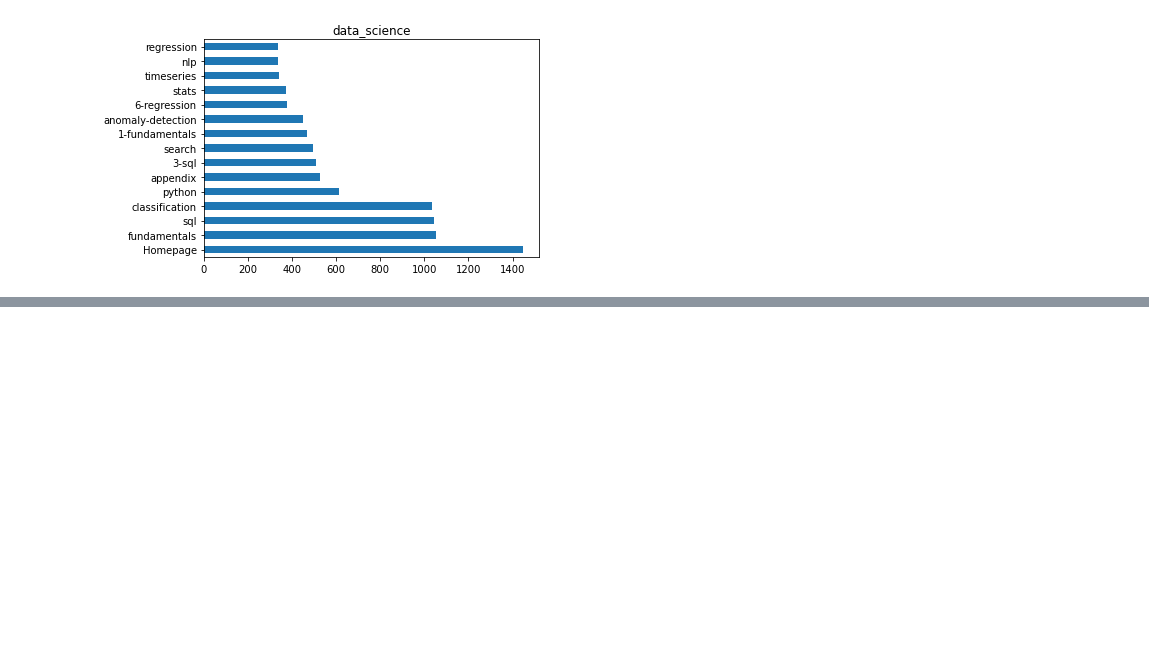
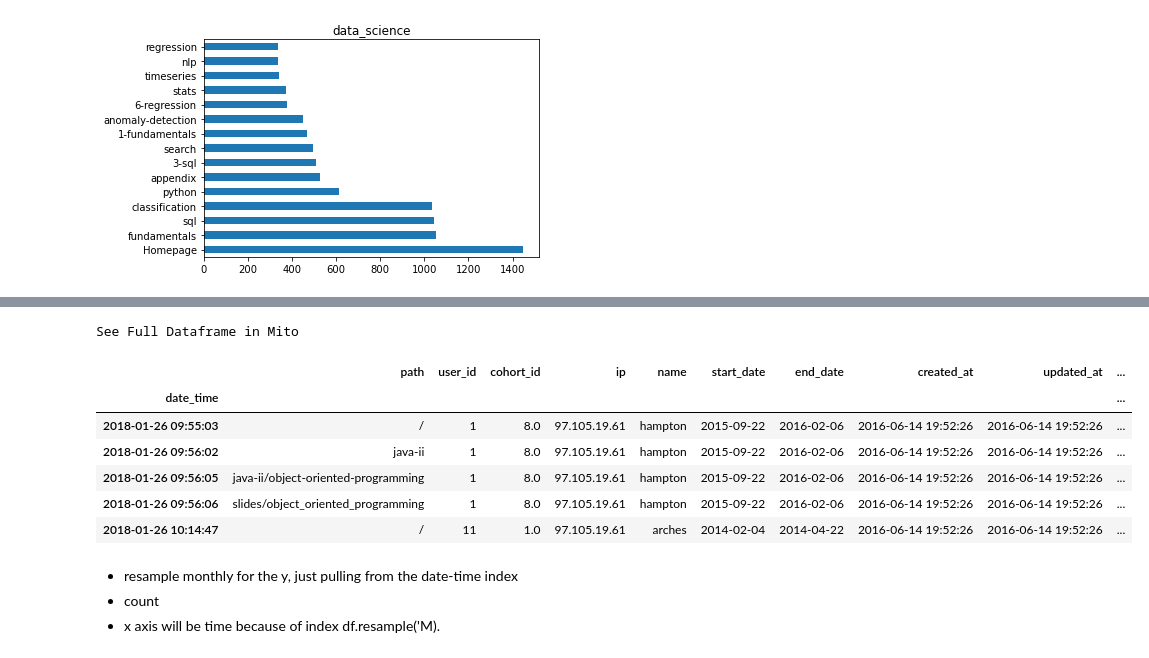
Before and after one commit to bowen-lindsey-shiben-turner/anamoly-detection, a Jupyter notebook: test_run.ipynb, the cells around one changed output, grey strips where cells are left out. Drawn from its saved outputs; the diff is of its cells as text; code cells hidden in the pictures; blank space fills up the shorter version.

```diff
--- a/test_run.ipynb
+++ b/test_run.ipynb
@@ -131,0 +205,22 @@ for program in df.program_id.unique():
+# %%
+
+# grad_access_diff column: months after graduation curriculum is accessed
+
+grad_access_diff = (((df.date_time - df.end_date)/pd.Timedelta('1D'))/30).round(1)
+df['grad_access_diff'] = grad_access_diff
+df.head()
+#df.groupby('program_id').resample('M').mean()
+# %% [output]
+See Full Dataframe in Mito
+|  | path | user_id | cohort_id | ip | name | start_date | end_date | created_at | updated_at | ... |
+| date_time |  |  |  |  |  |  |  |  |  | ... |
+| 2018-01-26 09:55:03 | / | 1 | 8.0 | 97.105.19.61 | hampton | 2015-09-22 | 2016-02-06 | 2016-06-14 19:52:26 | 2016-06-14 19:52:26 | ... |
+| 2018-01-26 09:56:02 | java-ii | 1 | 8.0 | 97.105.19.61 | hampton | 2015-09-22 | 2016-02-06 | 2016-06-14 19:52:26 | 2016-06-14 19:52:26 | ... |
+| 2018-01-26 09:56:05 | java-ii/object-oriented-programming | 1 | 8.0 | 97.105.19.61 | hampton | 2015-09-22 | 2016-02-06 | 2016-06-14 19:52:26 | 2016-06-14 19:52:26 | ... |
+| 2018-01-26 09:56:06 | slides/object_oriented_programming | 1 | 8.0 | 97.105.19.61 | hampton | 2015-09-22 | 2016-02-06 | 2016-06-14 19:52:26 | 2016-06-14 19:52:26 | ... |
+| 2018-01-26 10:14:47 | / | 11 | 1.0 | 97.105.19.61 | arches | 2014-02-04 | 2014-04-22 | 2016-06-14 19:52:26 | 2016-06-14 19:52:26 | ... |
+# %% [markdown]
+- resample monthly for the y, just pulling from the date-time index
+- count
+- x axis will be time because of index
+df.resample('M).
```
Also changed, not shown: parts of 16 cells of this notebook.
